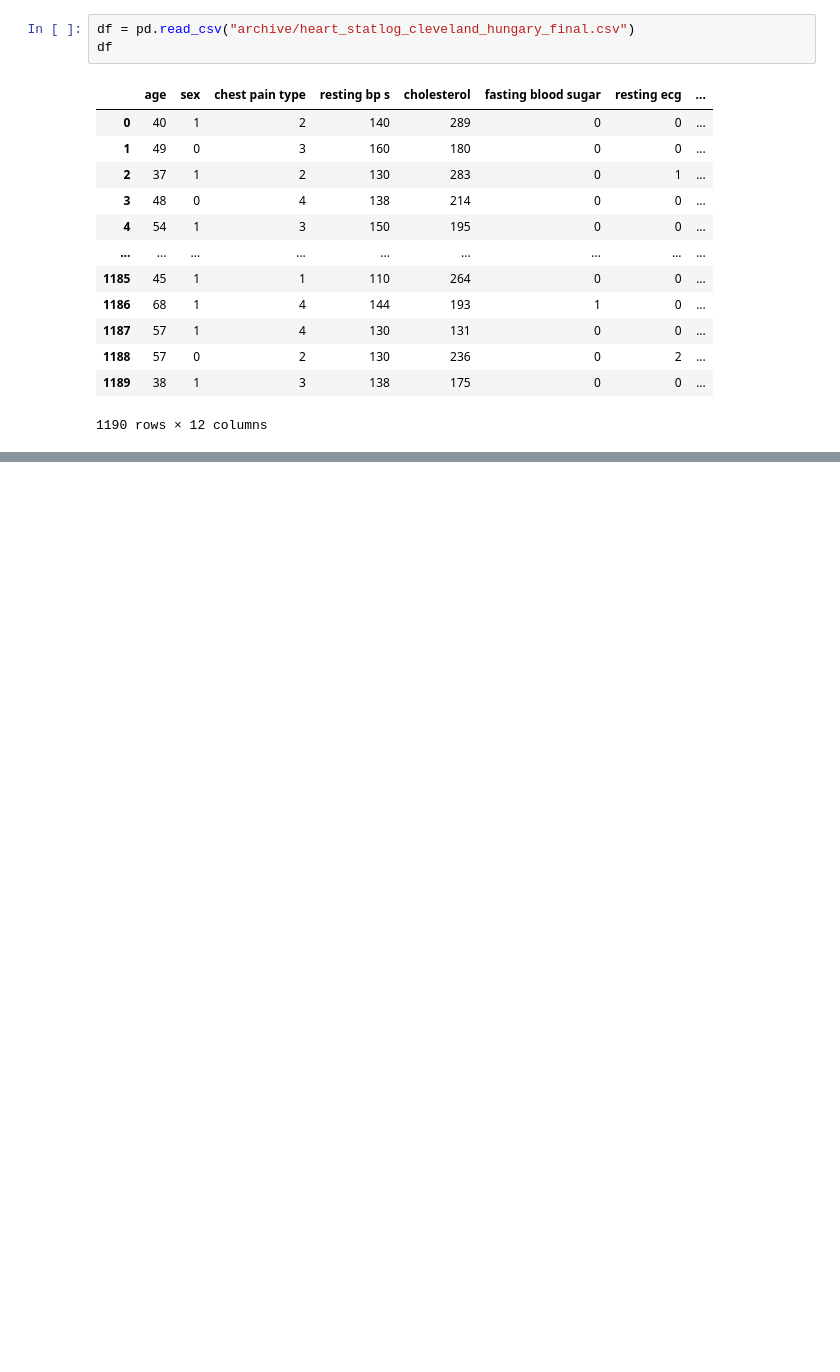
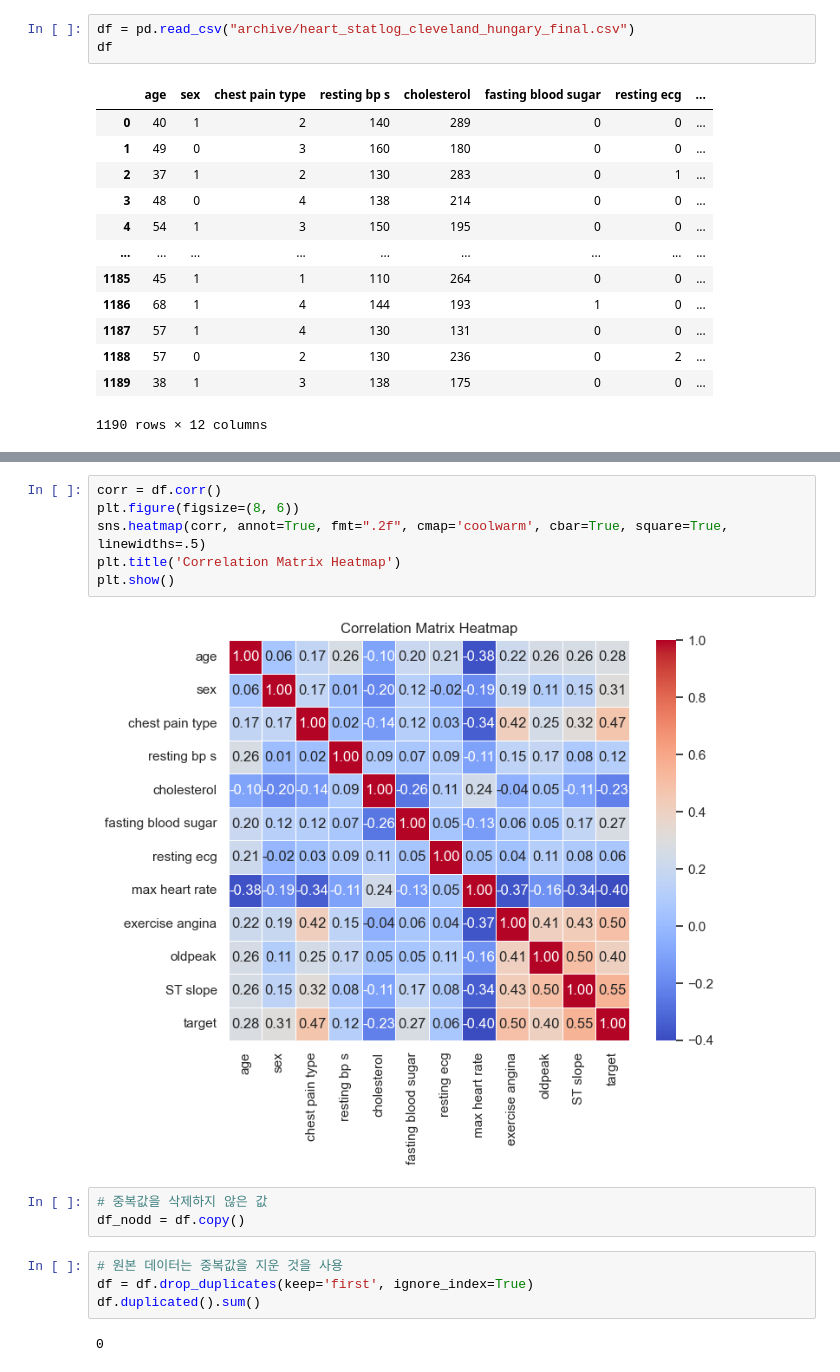
Before and after one commit to pauljo13/Heart-Disease-AI-kaggle, a Jupyter notebook: hd.ipynb, the cells around one changed output, grey strips where cells are left out. Cells and saved outputs as stored; diff of their text form; blank space fills up the shorter version.

```diff
--- a/hd.ipynb
+++ b/hd.ipynb
@@ -47,0 +152,17 @@ df
+# %%
+corr = df.corr()
+plt.figure(figsize=(8, 6))
+sns.heatmap(corr, annot=True, fmt=".2f", cmap='coolwarm', cbar=True, square=True, linewidths=.5)
+plt.title('Correlation Matrix Heatmap')
+plt.show()
+# %% [output]
+[figure, added]
+# %%
+# 중복값을 삭제하지 않은 값
+df_nodd = df.copy()
+# %%
+# 원본 데이터는 중복값을 지운 것을 사용
+df = df.drop_duplicates(keep='first', ignore_index=True)
+df.duplicated().sum()
+# %% [output]
+0
```
Also changed, not shown: parts of 26 cells of this notebook.
